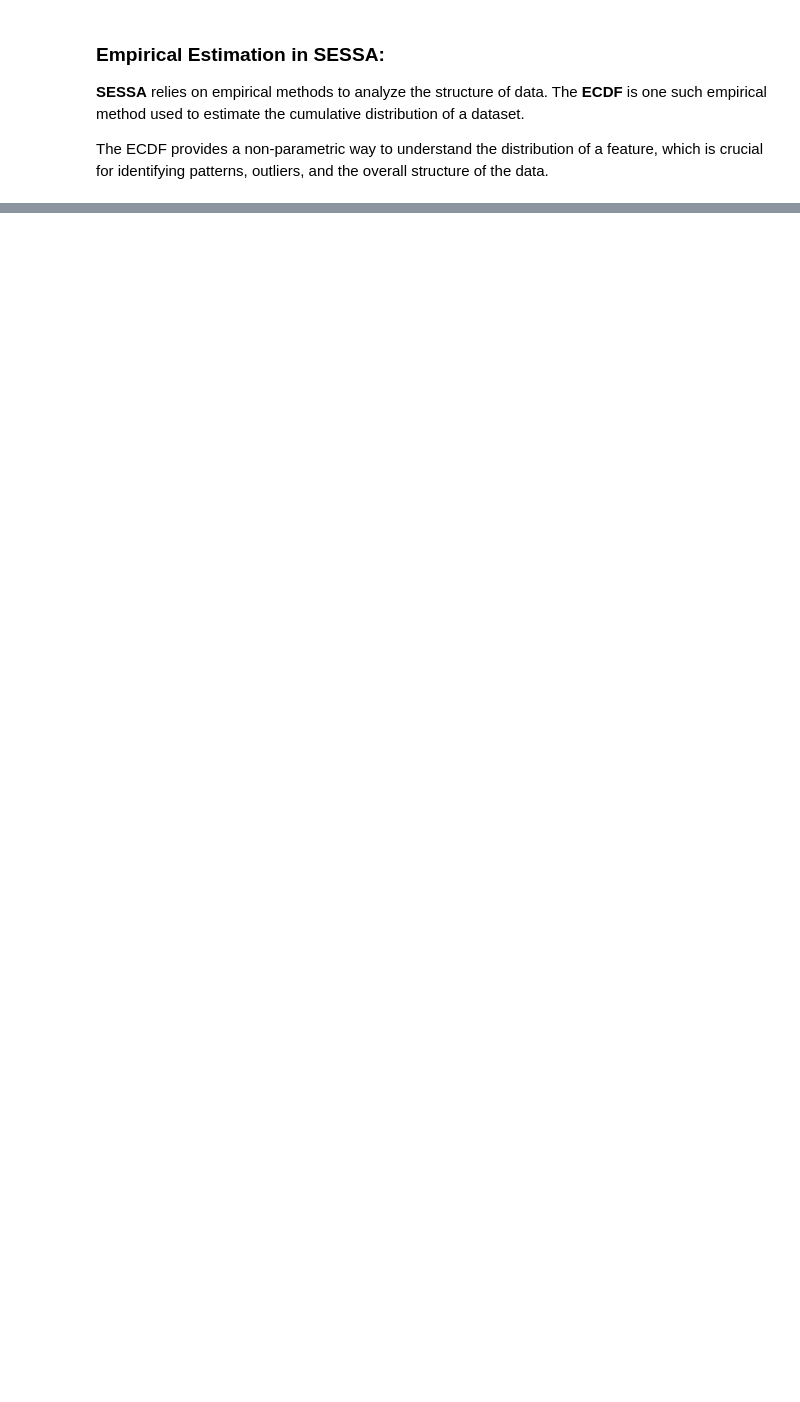
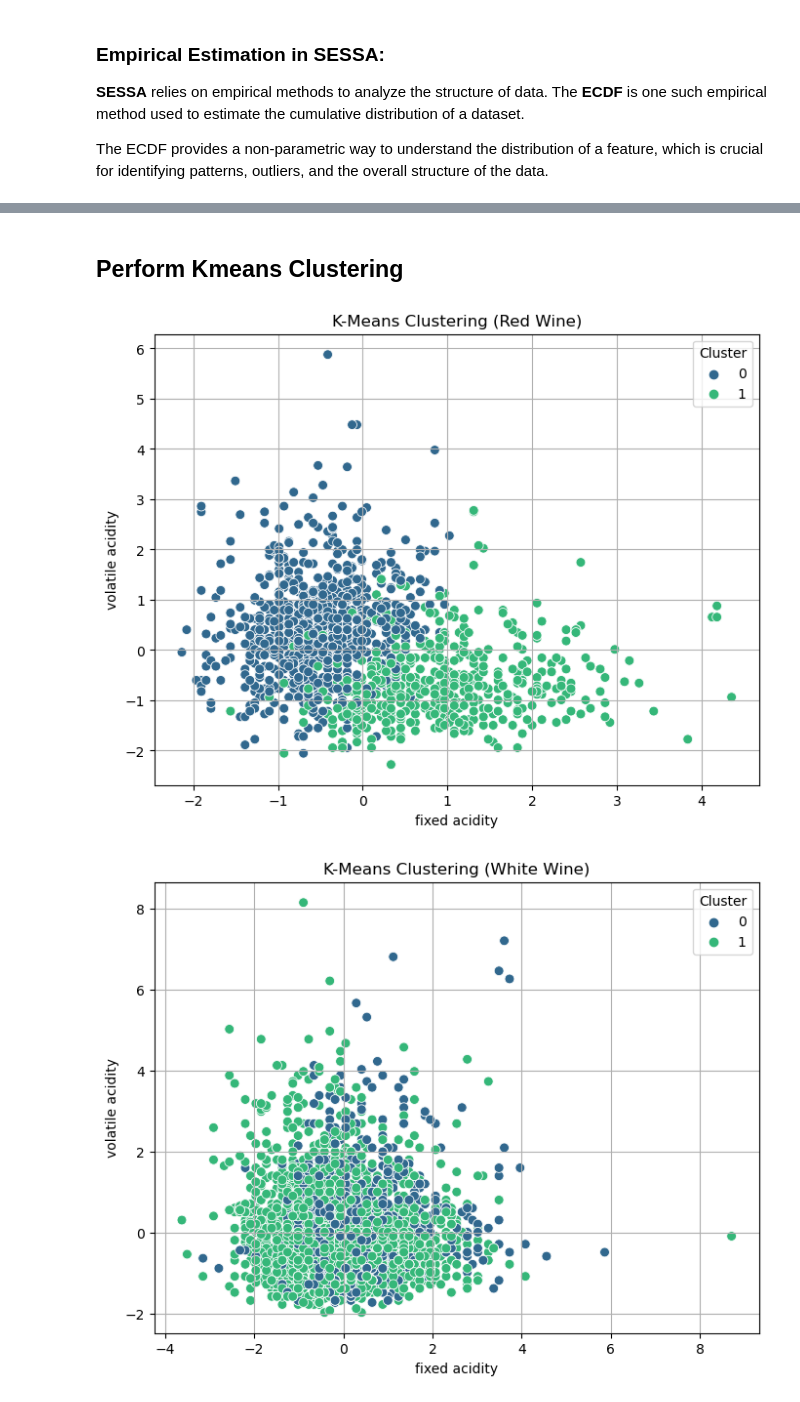
Before and after one commit to mykroble/Data_Analytics, a Jupyter notebook: sessa_assignment.ipynb, the cells around one changed output, grey strips where cells are left out. Drawn from its saved outputs; the diff is of its cells as text; code cells hidden in the pictures; blank space fills up the shorter version.

```diff
--- a/sessa_assignment.ipynb
+++ b/sessa_assignment.ipynb
@@ -169,0 +142,28 @@ NameError: name 'lower_percentile' is not defined
+# %% [markdown]
+## Perform Kmeans Clustering
+# %%
+def perform_kmeans_clustering(data, n_clusters, wine_type):
+    kmeans = KMeans(n_clusters=n_clusters, random_state=42, n_init=10)
+    labels = kmeans.fit_predict(data)
+
+    # Add cluster labels to the DataFrame
+    data["Cluster"] = labels
+
+    # Plot clustering results using first two features (for visualization)
+    plt.figure(figsize=(8, 6))
+    sns.scatterplot(x=data.iloc[:, 0], y=data.iloc[:, 1], hue=labels, palette="viridis", s=50)
+    plt.xlabel(data.columns[0])
+    plt.ylabel(data.columns[1])
+    plt.title(f"K-Means Clustering ({wine_type} Wine)")
+    plt.legend(title="Cluster")
+    plt.grid(True)
+    plt.show()
+
+    return data
+
+# Apply clustering
+red_clustered = perform_kmeans_clustering(red_scaled_df, best_k_red, "Red")
+white_clustered = perform_kmeans_clustering(white_scaled_df, best_k_white, "White")
+# %% [output]
+[figure, added]
+[figure, added]
```
Also changed, not shown: parts of 21 cells of this notebook.
